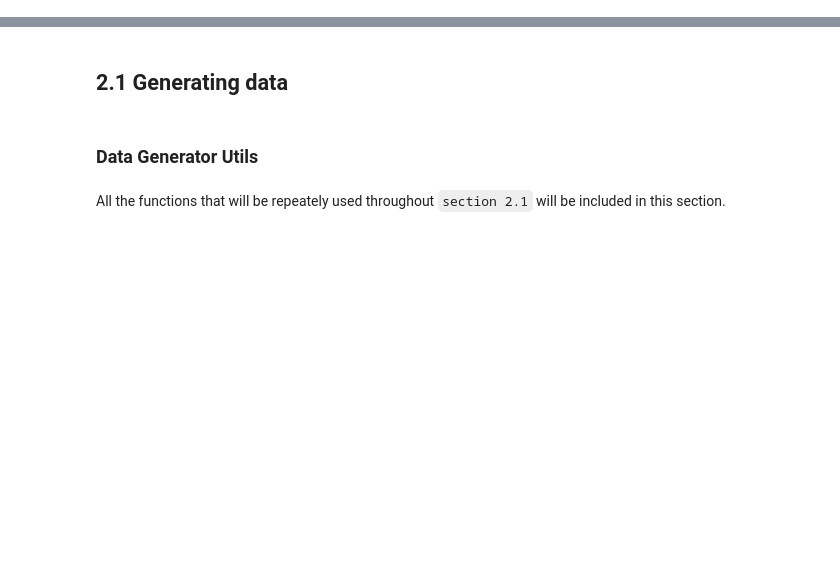
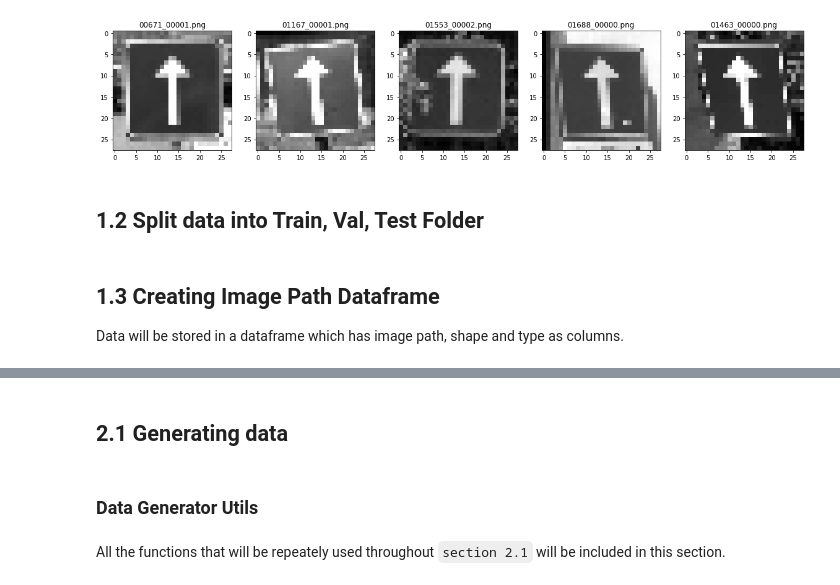
Before and after one commit to mhngu23/Traffic-Sign-Image-Recognition-by-RMIT, a Jupyter notebook: Traffic_Sign_Image_Recognition.ipynb, the cells around one changed output, grey strips where cells are left out. Saved outputs shown, nothing was run; the diff lists cells and outputs as text; code cells hidden in the pictures; blank space fills up the shorter version.

```diff
--- a/Traffic_Sign_Image_Recognition.ipynb
+++ b/Traffic_Sign_Image_Recognition.ipynb
@@ -163,0 +122,7 @@ What is the realistic result for performance measure?
+# %%
+folder_path=r'/content/trafficsigns_dataset/square/continue'
+image_visualizer(folder_path)
+# %% [output]
+[figure, added]
+# %% [markdown]
+## 1.2 **Split data into Train, Val, Test Folder**
@@ -163,0 +209,4 @@ What is the realistic result for performance measure?
+# %% [markdown]
+## 1.3 **Creating Image Path Dataframe**
+
+Data will be stored in a dataframe which has image path, shape and type as columns.
```
Also changed, not shown: parts of 272 cells of this notebook.
